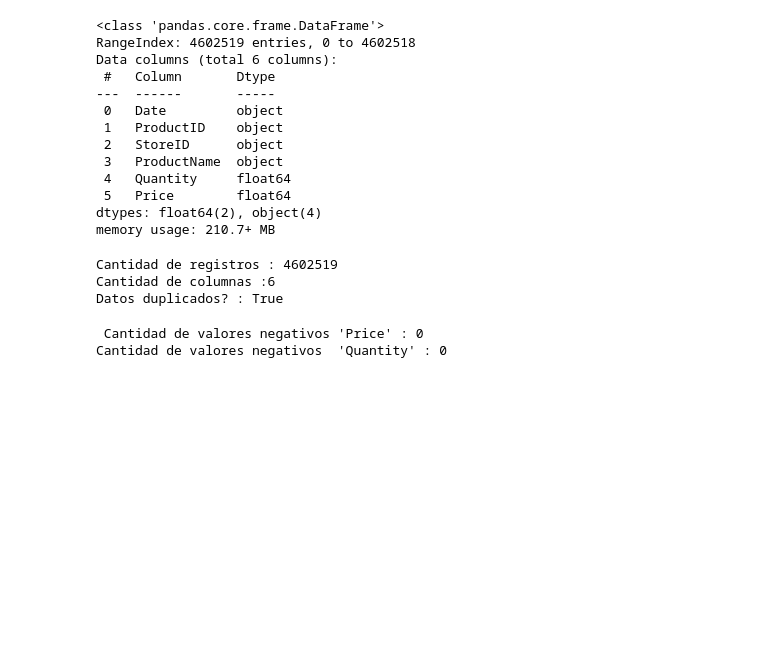
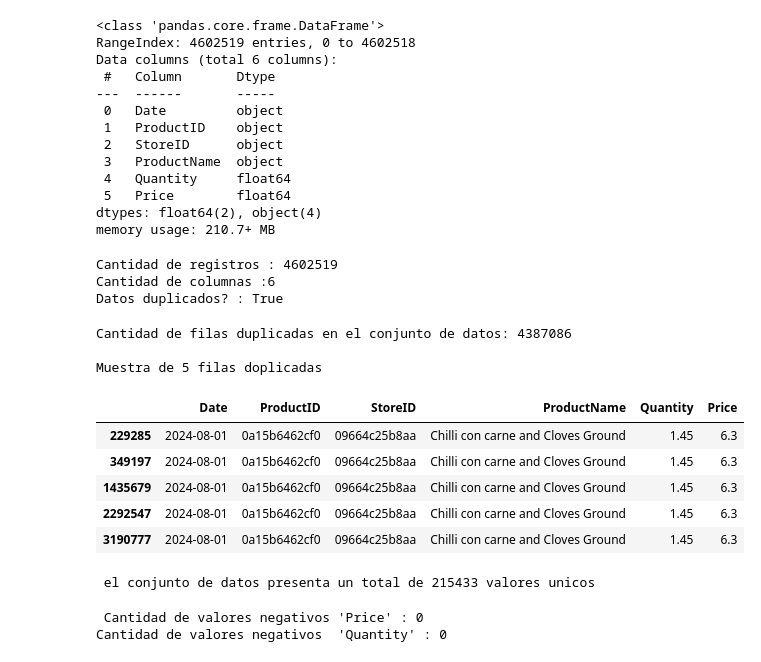
Before and after one commit to diosimar/demand_forcasting_and_promotions, a Jupyter notebook: notebooks/01_EDA.ipynb, the cells around one changed output. Cells and saved outputs as stored; diff of their text form; code cells hidden in the pictures; blank space fills up the shorter version.

Commit message:
Ajuste en notebook EDA para analisis de datos duplicados, creación de ficheros  para procesar  y crear nuevas caracteristicas para train y test datasets

```diff
--- a/notebooks/01_EDA.ipynb
+++ b/notebooks/01_EDA.ipynb
@@ -61,6 +61,29 @@ print(f'Datos duplicados? : {data.duplicated().any()}')
 Cantidad de registros : 4602519
 Cantidad de columnas :6
 Datos duplicados? : True
+# %%
+# analizar cantidad de duplicados presentes en el DataFrame
+cantidad_duplicados = data.duplicated().sum()
+print(f'Cantidad de filas duplicadas en el conjunto de datos: {cantidad_duplicados}')
+
+if cantidad_duplicados >0:
+    print ( '\nMuestra de 5 filas doplicadas')
+    display(data[data.duplicated(keep=False)].sort_values(by = ['Date', 'ProductID', 'StoreID', ]).head(5))
+# %% [output]
+Cantidad de filas duplicadas en el conjunto de datos: 4387086
+
+Muestra de 5 filas doplicadas
+|  | Date | ProductID | StoreID | ProductName | Quantity | Price |
+| 229285 | 2024-08-01 | 0a15b6462cf0 | 09664c25b8aa | Chilli con carne and Cloves Ground | 1.45 | 6.3 |
+| 349197 | 2024-08-01 | 0a15b6462cf0 | 09664c25b8aa | Chilli con carne and Cloves Ground | 1.45 | 6.3 |
+| 1435679 | 2024-08-01 | 0a15b6462cf0 | 09664c25b8aa | Chilli con carne and Cloves Ground | 1.45 | 6.3 |
+| 2292547 | 2024-08-01 | 0a15b6462cf0 | 09664c25b8aa | Chilli con carne and Cloves Ground | 1.45 | 6.3 |
+| 3190777 | 2024-08-01 | 0a15b6462cf0 | 09664c25b8aa | Chilli con carne and Cloves Ground | 1.45 | 6.3 |
+# %%
+# cantidad de valores unicos
+print(f' el conjunto de datos presenta un total de {data.drop_duplicates().shape[0]} valores unicos')
+# %% [output]
+ el conjunto de datos presenta un total de 215433 valores unicos
 # %%
 # Check for negative values in 'imp_vta' and 'cant_vta'
 negative_imp_vta = data[data['Price'] < 0].shape[0]
```
Also changed, not shown: 9 other files.
